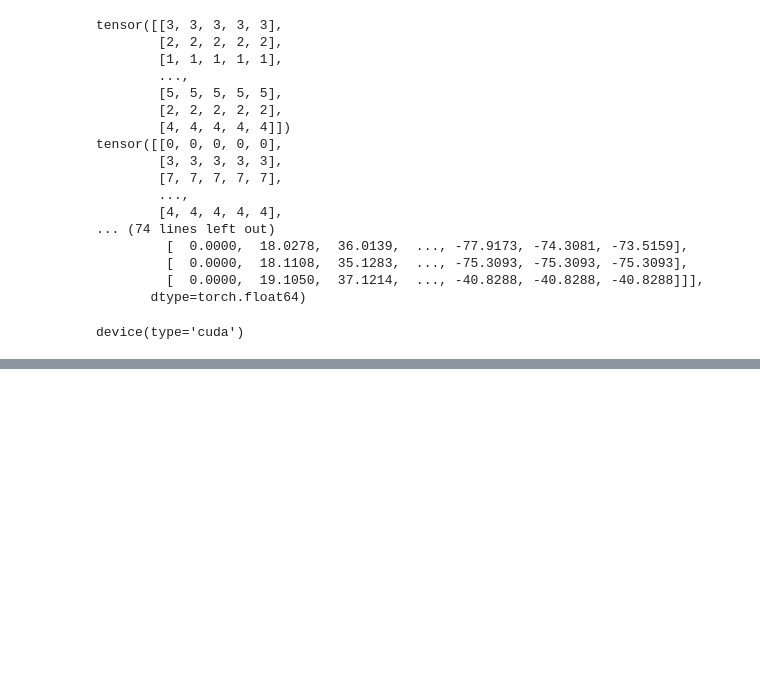
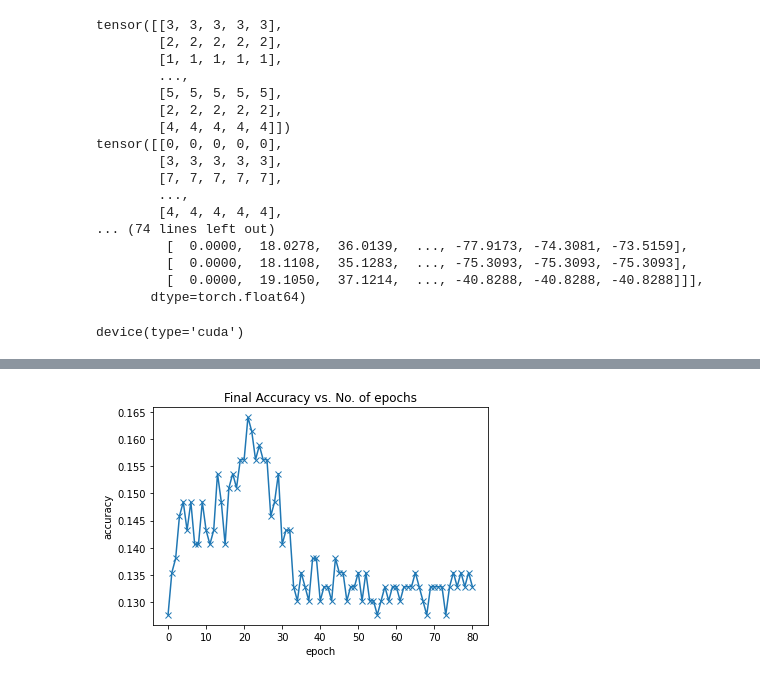
Before and after one commit to qinwenshuo/Video-Sentiment-Analysis-by-Multimodal-Machine-Learning, a Jupyter notebook: late_fusion_RNN/late_fusion_RNN.ipynb, the cells around one changed output, grey strips where cells are left out. Saved outputs shown, nothing was run; the diff lists cells and outputs as text; code cells hidden in the pictures; blank space fills up the shorter version.

```diff
--- a/late_fusion_RNN/late_fusion_RNN.ipynb
+++ b/late_fusion_RNN/late_fusion_RNN.ipynb
@@ -393,3 +402,7 @@ plot_accuracies(history)
+# %%
+plot_final_accuracies(history)
+# %% [output]
+[figure, added]
 # %%
 evaluate(model, test_dataloader)
 # %% [output]
```
Also changed, not shown: parts of 12 cells of this notebook, 5 other files.
